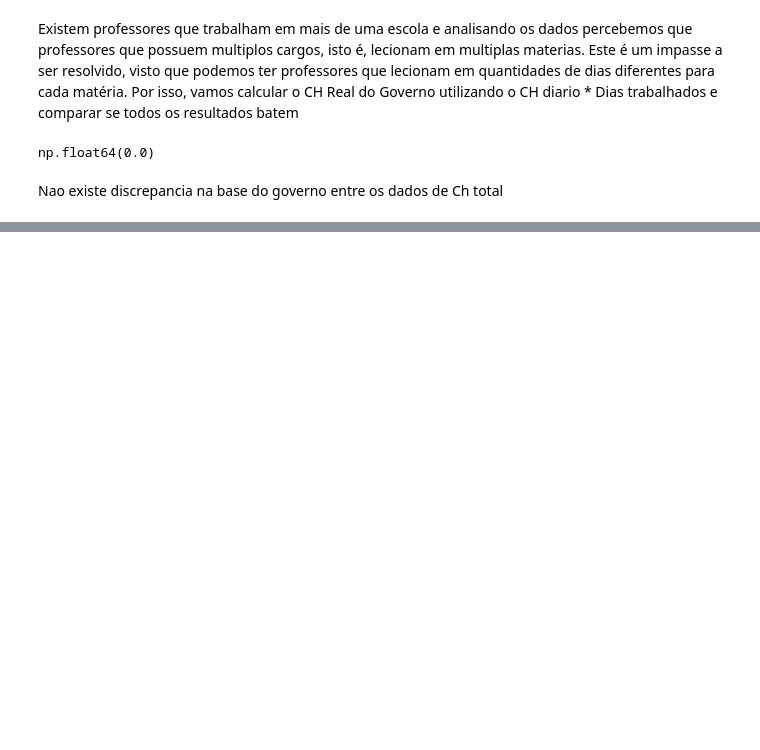
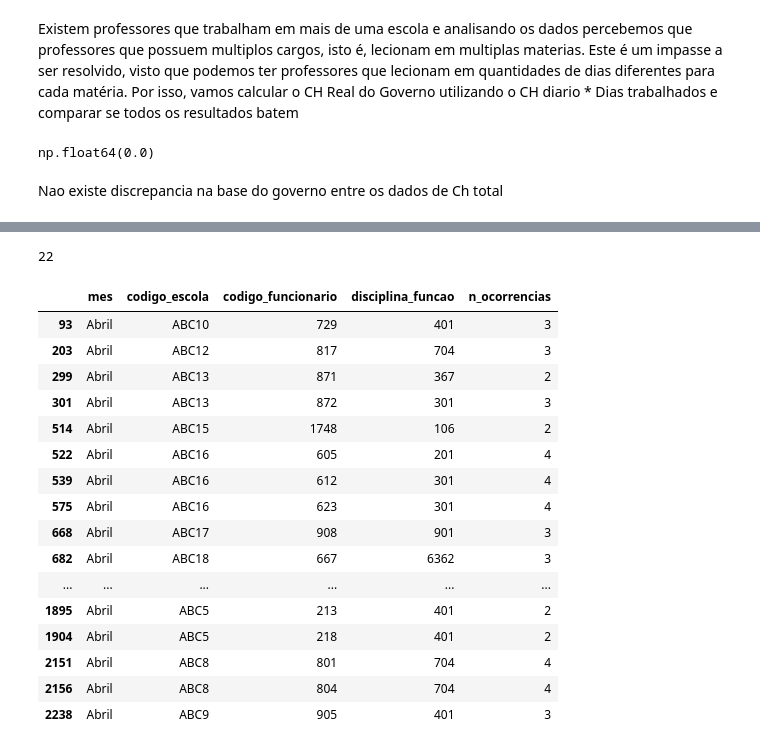
Before and after one commit to raulward/tec_case_tom_educacao, a Jupyter notebook: notebooks/main.ipynb, the cells around one changed output, grey strips where cells are left out. Cells and saved outputs as stored; diff of their text form; code cells hidden in the pictures; blank space fills up the shorter version.

```diff
--- a/notebooks/main.ipynb
+++ b/notebooks/main.ipynb
@@ -468,0 +467,23 @@ duplicatas
+# %%
+
+def merge_continuous_dates(df):
+    df = df.sort_values('periodo_ini')
+    merged = []
+    for _, row in df.iterrows():
+        rec = row.to_dict()
+        rec['dias_trabalhados'] = row['dias_trabalhados']
+        rec['ch_total'] = row['ch_total']
+        rec['ch_diaria'] = row['ch_total'] / row['dias_trabalhados']
+
+        if not merged:
+            merged.append(rec)
+        else:
+            last = merged[-1]
+            if row['periodo_ini'] == last['periodo_fim'] + pd.Timedelta(days=1):
+                last['periodo_fim'] = row['periodo_fim']
+                last['dias_trabalhados'] += rec['dias_trabalhados']
+                last['ch_total'] += rec['ch_total']
+                last['ch_diaria'] = last['ch_total'] / last['dias_trabalhados']
+            else:
+                merged.append(rec)
+    return pd.DataFrame(merged)
@@ -468,0 +510,31 @@ duplicatas
+# %%
+find_double_discipline = (
+    gov_payroll
+    .groupby(['mes', 'codigo_escola', 'codigo_funcionario', 'disciplina_funcao'])
+    .size()
+    .reset_index(name='n_ocorrencias')
+)
+
+double_or_more_ocurrencies = find_double_discipline[find_double_discipline['n_ocorrencias'] > 1]
+
+print(len(double_or_more_ocurrencies))
+double_or_more_ocurrencies
+# %% [output]
+22
+|  | mes | codigo_escola | codigo_funcionario | disciplina_funcao | n_ocorrencias |
+| 93 | Abril | ABC10 | 729 | 401 | 3 |
+| 203 | Abril | ABC12 | 817 | 704 | 3 |
+| 299 | Abril | ABC13 | 871 | 367 | 2 |
+| 301 | Abril | ABC13 | 872 | 301 | 3 |
+| 514 | Abril | ABC15 | 1748 | 106 | 2 |
+| 522 | Abril | ABC16 | 605 | 201 | 4 |
+| 539 | Abril | ABC16 | 612 | 301 | 4 |
+| 575 | Abril | ABC16 | 623 | 301 | 4 |
+| 668 | Abril | ABC17 | 908 | 901 | 3 |
+| 682 | Abril | ABC18 | 667 | 6362 | 3 |
+| ... | ... | ... | ... | ... | ... |
+| 1895 | Abril | ABC5 | 213 | 401 | 2 |
+| 1904 | Abril | ABC5 | 218 | 401 | 2 |
+| 2151 | Abril | ABC8 | 801 | 704 | 4 |
+| 2156 | Abril | ABC8 | 804 | 704 | 4 |
+| 2238 | Abril | ABC9 | 905 | 401 | 3 |
```
Also changed, not shown: parts of 59 cells of this notebook.
